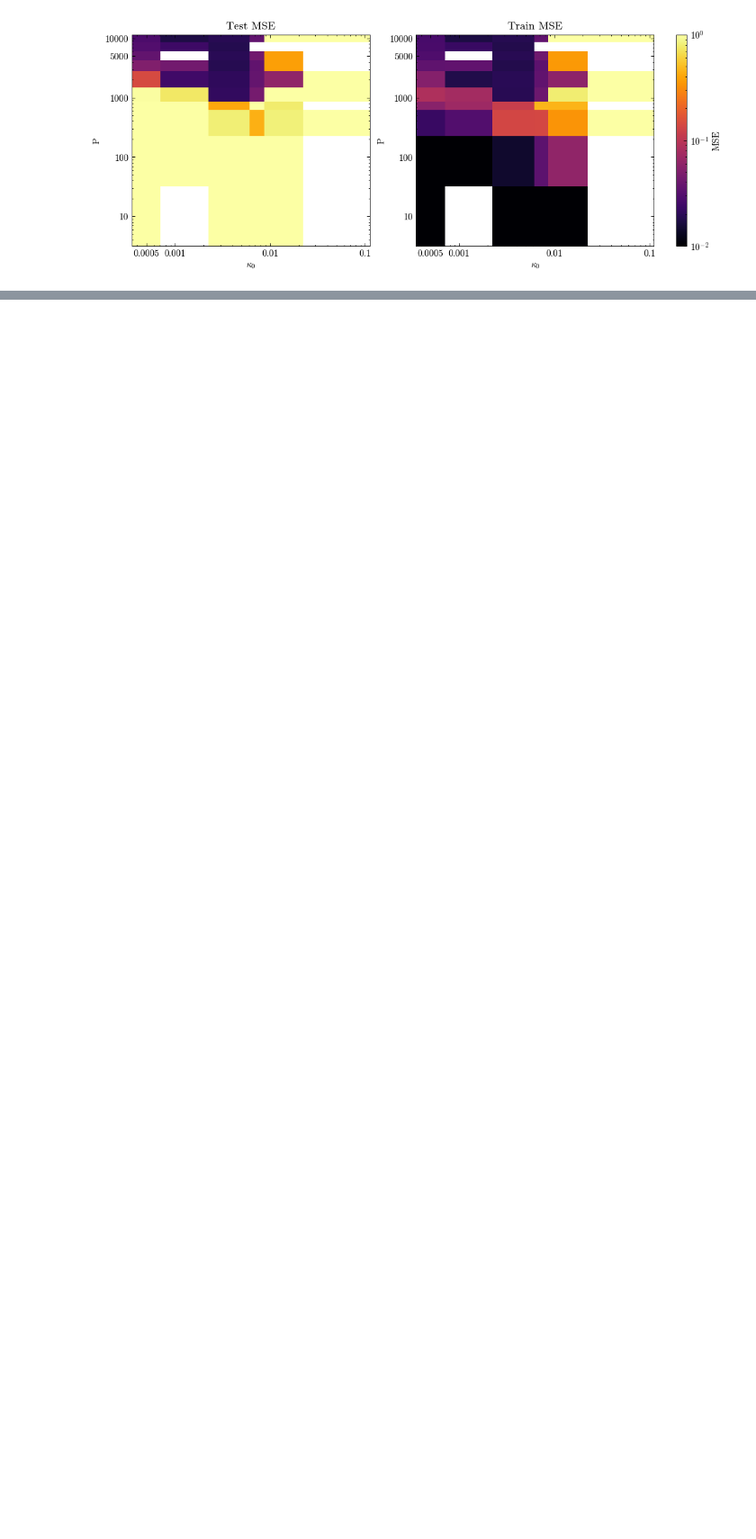
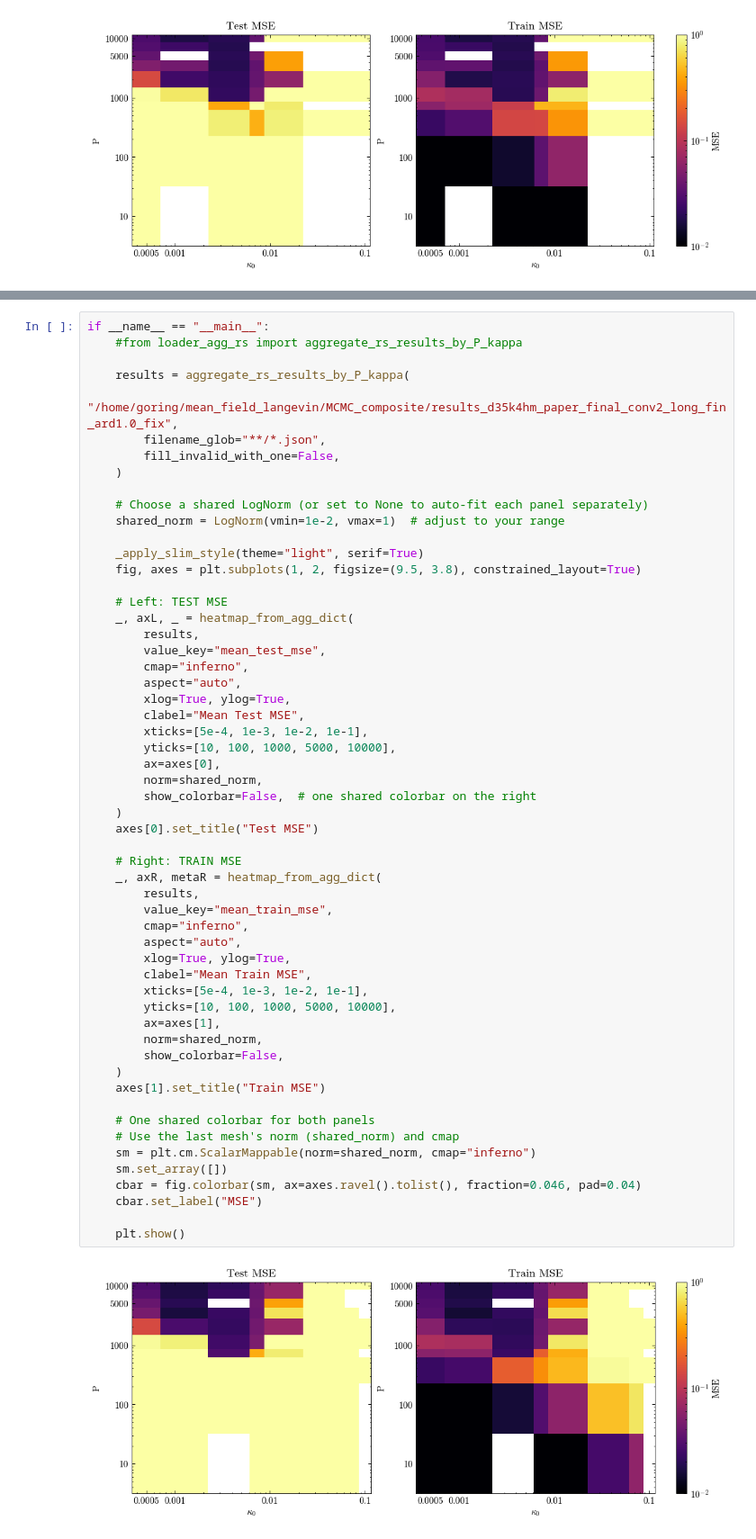
Before and after one commit to NiclasGoering/mean_field_langevin, a Jupyter notebook: plots/heatmap2.ipynb, the cells around one changed output, grey strips where cells are left out. Shown at 90% size. Cells and saved outputs as stored; diff of their text form; blank space fills up the shorter version.

```diff
--- a/plots/heatmap2.ipynb
+++ b/plots/heatmap2.ipynb
@@ -1609,0 +1610,58 @@ if __name__ == "__main__":
+# %%
+if __name__ == "__main__":
+    #from loader_agg_rs import aggregate_rs_results_by_P_kappa
+
+    results = aggregate_rs_results_by_P_kappa(
+        "/home/goring/mean_field_langevin/MCMC_composite/results_d35k4hm_paper_final_conv2_long_fin_ard1.0_fix",
+        filename_glob="**/*.json",
+        fill_invalid_with_one=False,
+    )
+
+    # Choose a shared LogNorm (or set to None to auto-fit each panel separately)
+    shared_norm = LogNorm(vmin=1e-2, vmax=1)  # adjust to your range
+
+    _apply_slim_style(theme="light", serif=True)
+    fig, axes = plt.subplots(1, 2, figsize=(9.5, 3.8), constrained_layout=True)
+
+    # Left: TEST MSE
+    _, axL, _ = heatmap_from_agg_dict(
+        results,
+        value_key="mean_test_mse",
+        cmap="inferno",
+        aspect="auto",
+        xlog=True, ylog=True,
+        clabel="Mean Test MSE",
+        xticks=[5e-4, 1e-3, 1e-2, 1e-1],
+        yticks=[10, 100, 1000, 5000, 10000],
+        ax=axes[0],
+        norm=shared_norm,
+        show_colorbar=False,  # one shared colorbar on the right
+    )
+    axes[0].set_title("Test MSE")
+
+    # Right: TRAIN MSE
+    _, axR, metaR = heatmap_from_agg_dict(
+        results,
+        value_key="mean_train_mse",
+        cmap="inferno",
+        aspect="auto",
+        xlog=True, ylog=True,
+        clabel="Mean Train MSE",
+        xticks=[5e-4, 1e-3, 1e-2, 1e-1],
+        yticks=[10, 100, 1000, 5000, 10000],
+        ax=axes[1],
+        norm=shared_norm,
+        show_colorbar=False,
+    )
+    axes[1].set_title("Train MSE")
+
+    # One shared colorbar for both panels
+    # Use the last mesh's norm (shared_norm) and cmap
+    sm = plt.cm.ScalarMappable(norm=shared_norm, cmap="inferno")
+    sm.set_array([])
+    cbar = fig.colorbar(sm, ax=axes.ravel().tolist(), fraction=0.046, pad=0.04)
+    cbar.set_label("MSE")
+
+    plt.show()
+# %% [output]
+[figure, added]
```
Also changed, not shown: parts of 8 cells of this notebook, 38 other files.
